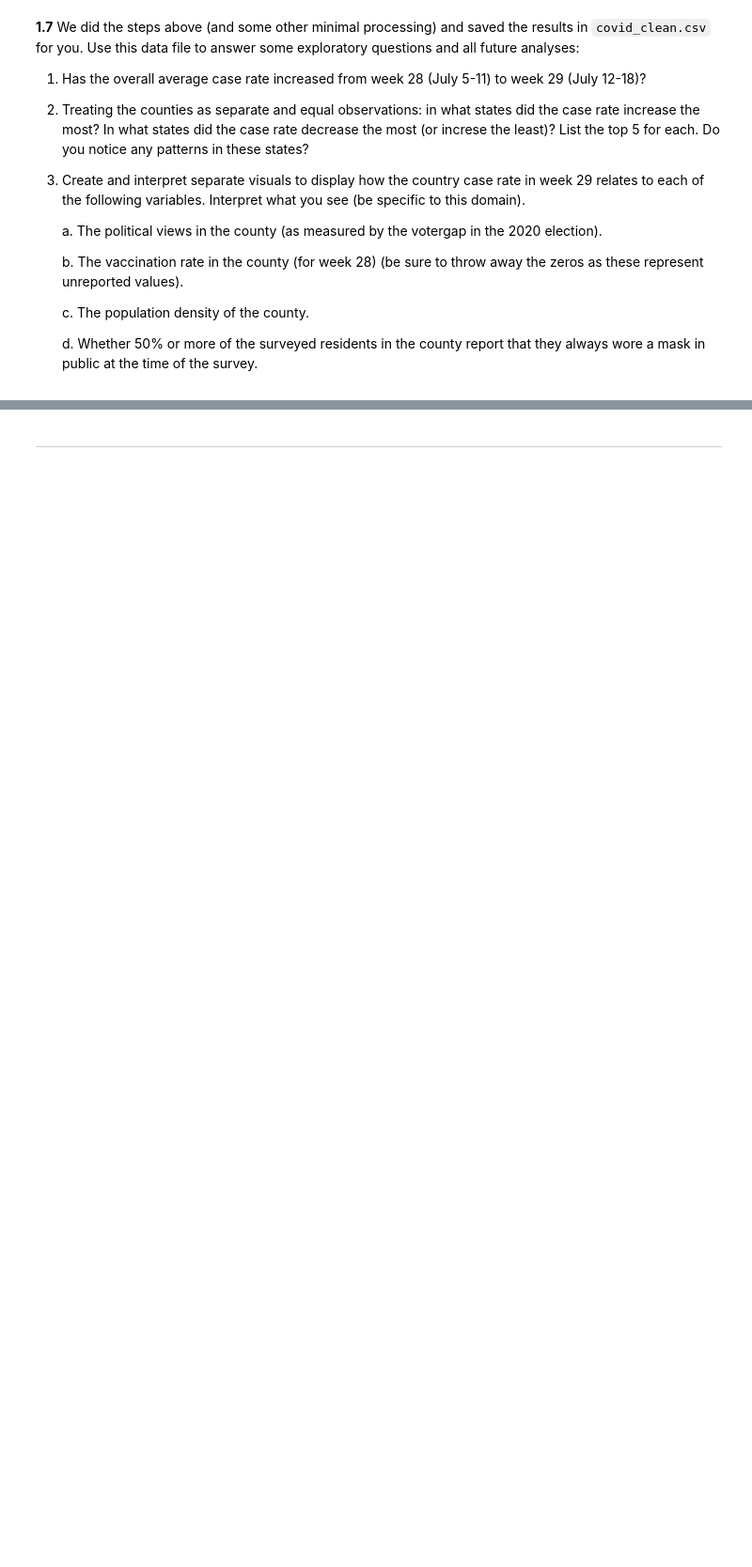
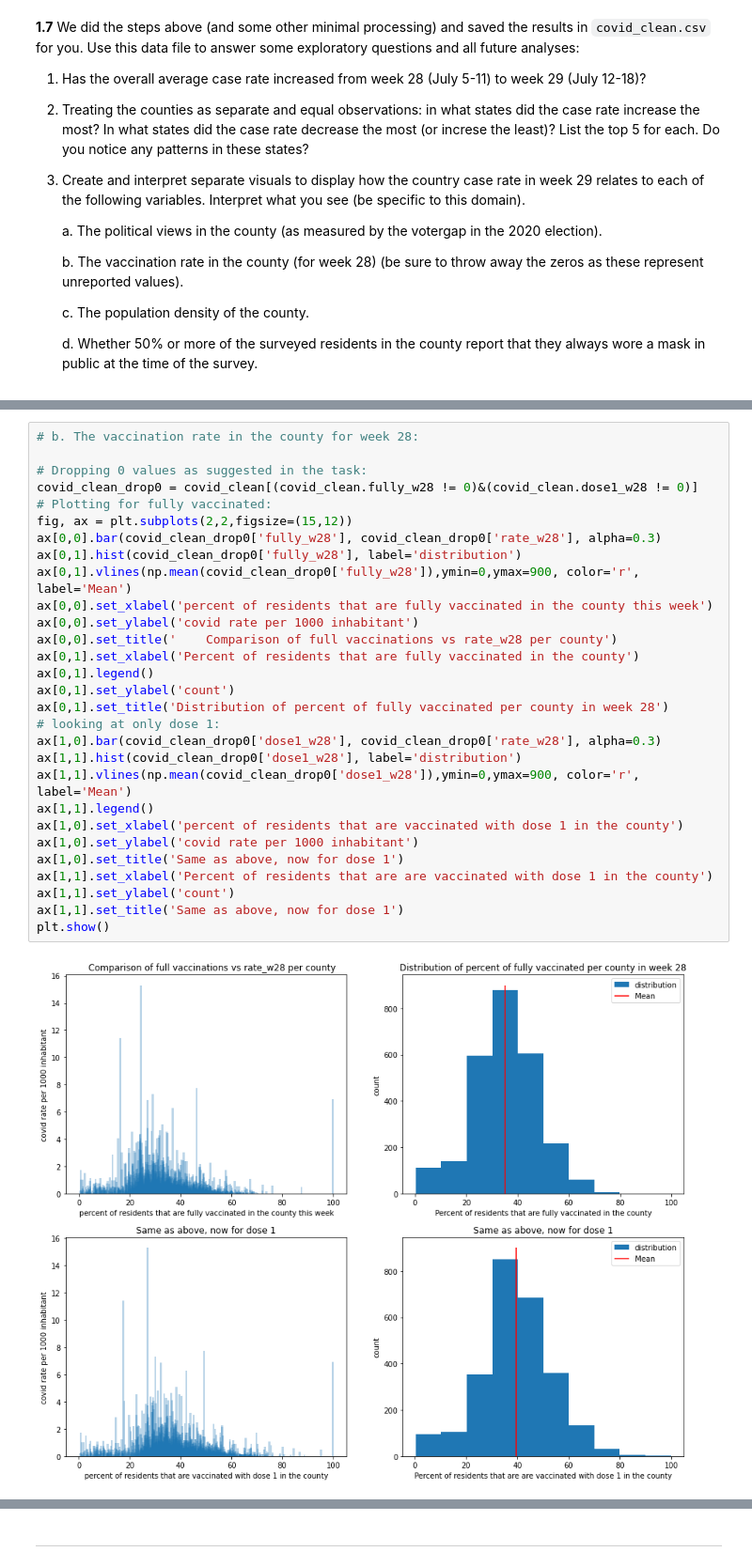
Before and after one commit to kkvalsvik/DataScience_cs109a_Harvard, a Jupyter notebook: cs_s109a_finalexam_2021.ipynb, the cells around one changed output, grey strips where cells are left out. Shown at 94% size. Cells and saved outputs as stored; diff of their text form; blank space fills up the shorter version.

```diff
--- a/cs_s109a_finalexam_2021.ipynb
+++ b/cs_s109a_finalexam_2021.ipynb
@@ -367,0 +437,31 @@ Q1.7 and on: the rate variables in the given covid_clean data set were not multi
+# %%
+# b. The vaccination rate in the county for week 28:
+
+# Dropping 0 values as suggested in the task:
+covid_clean_drop0 = covid_clean[(covid_clean.fully_w28 != 0)&(covid_clean.dose1_w28 != 0)]
+# Plotting for fully vaccinated:
+fig, ax = plt.subplots(2,2,figsize=(15,12))
+ax[0,0].bar(covid_clean_drop0['fully_w28'], covid_clean_drop0['rate_w28'], alpha=0.3)
+ax[0,1].hist(covid_clean_drop0['fully_w28'], label='distribution')
+ax[0,1].vlines(np.mean(covid_clean_drop0['fully_w28']),ymin=0,ymax=900, color='r', label='Mean')
+ax[0,0].set_xlabel('percent of residents that are fully vaccinated in the county this week')
+ax[0,0].set_ylabel('covid rate per 1000 inhabitant')
+ax[0,0].set_title('    Comparison of full vaccinations vs rate_w28 per county')
+ax[0,1].set_xlabel('Percent of residents that are fully vaccinated in the county')
+ax[0,1].legend()
+ax[0,1].set_ylabel('count')
+ax[0,1].set_title('Distribution of percent of fully vaccinated per county in week 28')
+# looking at only dose 1:
+ax[1,0].bar(covid_clean_drop0['dose1_w28'], covid_clean_drop0['rate_w28'], alpha=0.3)
+ax[1,1].hist(covid_clean_drop0['dose1_w28'], label='distribution')
+ax[1,1].vlines(np.mean(covid_clean_drop0['dose1_w28']),ymin=0,ymax=900, color='r', label='Mean')
+ax[1,1].legend()
+ax[1,0].set_xlabel('percent of residents that are vaccinated with dose 1 in the county')
+ax[1,0].set_ylabel('covid rate per 1000 inhabitant')
+ax[1,0].set_title('Same as above, now for dose 1')
+ax[1,1].set_xlabel('Percent of residents that are are vaccinated with dose 1 in the county')
+ax[1,1].set_ylabel('count')
+ax[1,1].set_title('Same as above, now for dose 1')
+plt.show()
+# %% [output]
+[figure, added]
```
Also changed, not shown: parts of 25 cells of this notebook.
